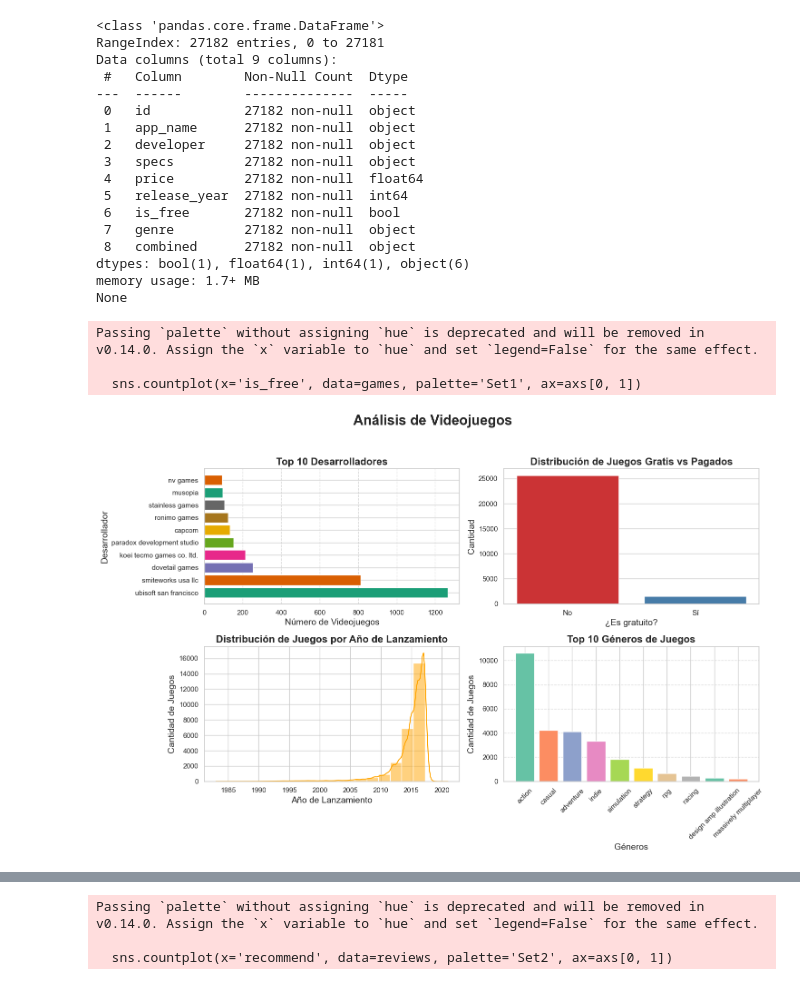
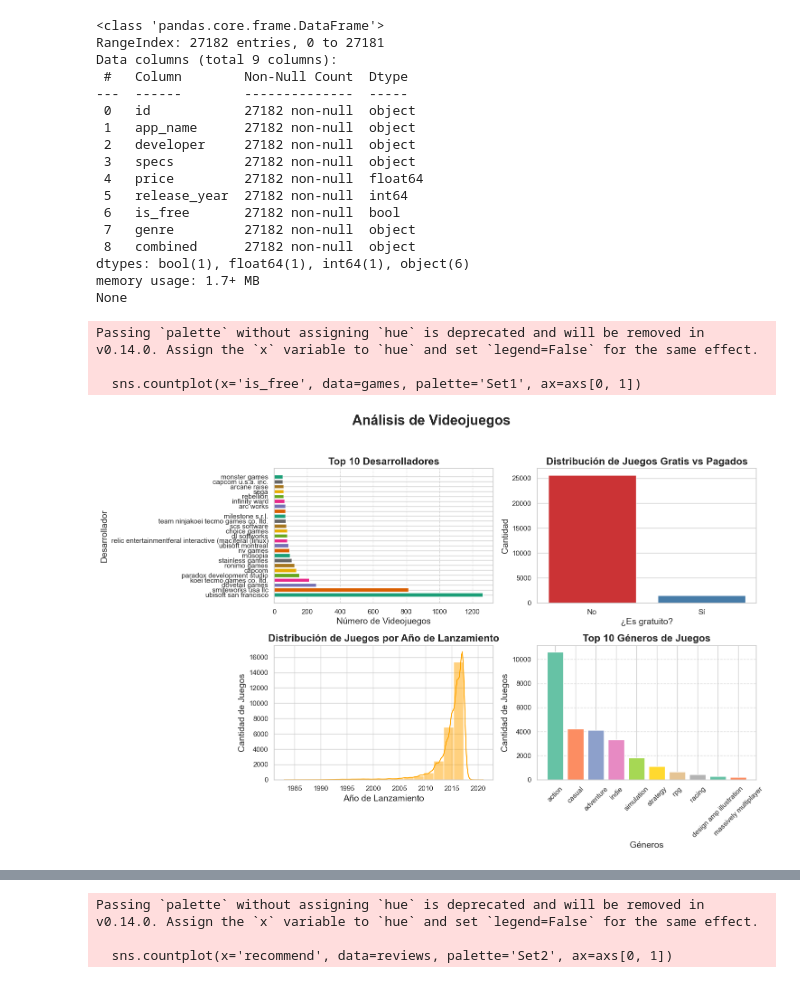
Before and after one commit to veraguillen/MachineLearning-STEAM, a Jupyter notebook: EDA/EDA.ipynb, the cells around one changed output, grey strips where cells are left out. Drawn from its saved outputs; the diff is of its cells as text; code cells hidden in the pictures.

```diff
--- a/EDA/EDA.ipynb
+++ b/EDA/EDA.ipynb
@@ -46,8 +46,8 @@ fig, axs = plt.subplots(2, 2, figsize=(15, 10))
 fig.suptitle('Análisis de Videojuegos', fontsize=22, fontweight='bold')
 
 # 1. Top 10 Desarrolladores por Número de Videojuegos (Gráfico de barras horizontal)
-developer_counts = games['developer'].value_counts().nlargest(10)
-axs[0, 0].barh(developer_counts.index, developer_counts.values, color=sns.color_palette("Dark2", 10))
+developer_counts = games['developer'].value_counts().nlargest(25)
+axs[0, 0].barh(developer_counts.index, developer_counts.values, color=sns.color_palette("Dark2", 25))
 axs[0, 0].set_title('Top 10 Desarrolladores', fontsize=16, fontweight='bold')
 axs[0, 0].set_xlabel('Número de Videojuegos', fontsize=14)
 axs[0, 0].set_ylabel('Desarrollador', fontsize=14)
@@ -73,32 +73,32 @@ axs[1, 1].bar(genre_counts.index, genre_counts.values, color=sns.color_palette("
 axs[1, 1].set_title('Top 10 Géneros de Juegos', fontsize=16, fontweight='bold')
 axs[1, 1].set_xlabel('Géneros', fontsize=14)
 axs[1, 1].set_ylabel('Cantidad de Juegos', fontsize=14)
 axs[1, 1].tick_params(axis='x', rotation=45)
 axs[1, 1].grid(axis='y', linestyle='--', alpha=0.7)
 
 
 plt.tight_layout(rect=[0, 0, 1, 0.95])
 plt.show()
 # %% [output]
 <class 'pandas.core.frame.DataFrame'>
 RangeIndex: 27182 entries, 0 to 27181
 Data columns (total 9 columns):
  #   Column        Non-Null Count  Dtype
 ---  ------        --------------  -----
  0   id            27182 non-null  object
  1   app_name      27182 non-null  object
  2   developer     27182 non-null  object
  3   specs         27182 non-null  object
  4   price         27182 non-null  float64
  5   release_year  27182 non-null  int64
  6   is_free       27182 non-null  bool
  7   genre         27182 non-null  object
  8   combined      27182 non-null  object
 dtypes: bool(1), float64(1), int64(1), object(6)
 memory usage: 1.7+ MB
 None
 Passing `palette` without assigning `hue` is deprecated and will be removed in v0.14.0. Assign the `x` variable to `hue` and set `legend=False` for the same effect.
 
   sns.countplot(x='is_free', data=games, palette='Set1', ax=axs[0, 1])
-[figure, old version]
+[figure, new version]
 # %% [markdown]
```
Also changed, not shown: parts of 5 cells of this notebook, 2 other files.
